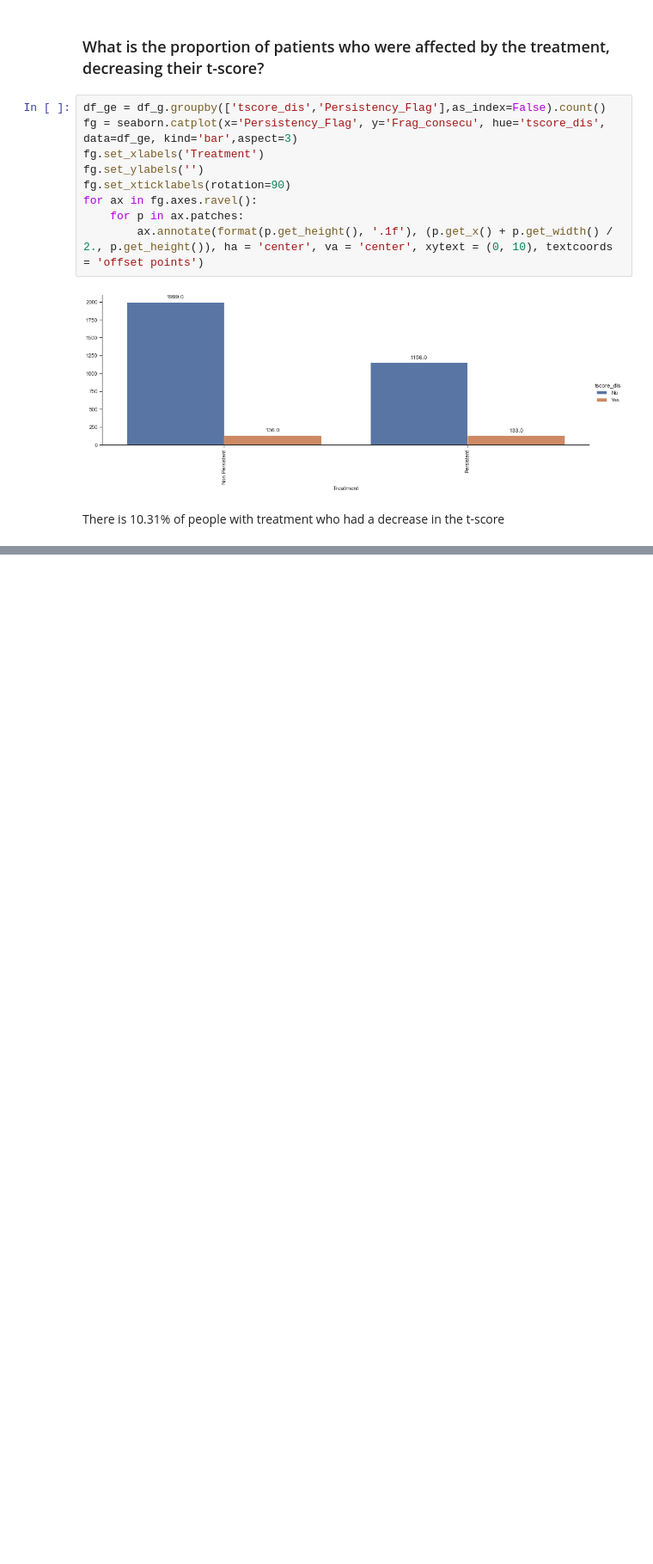
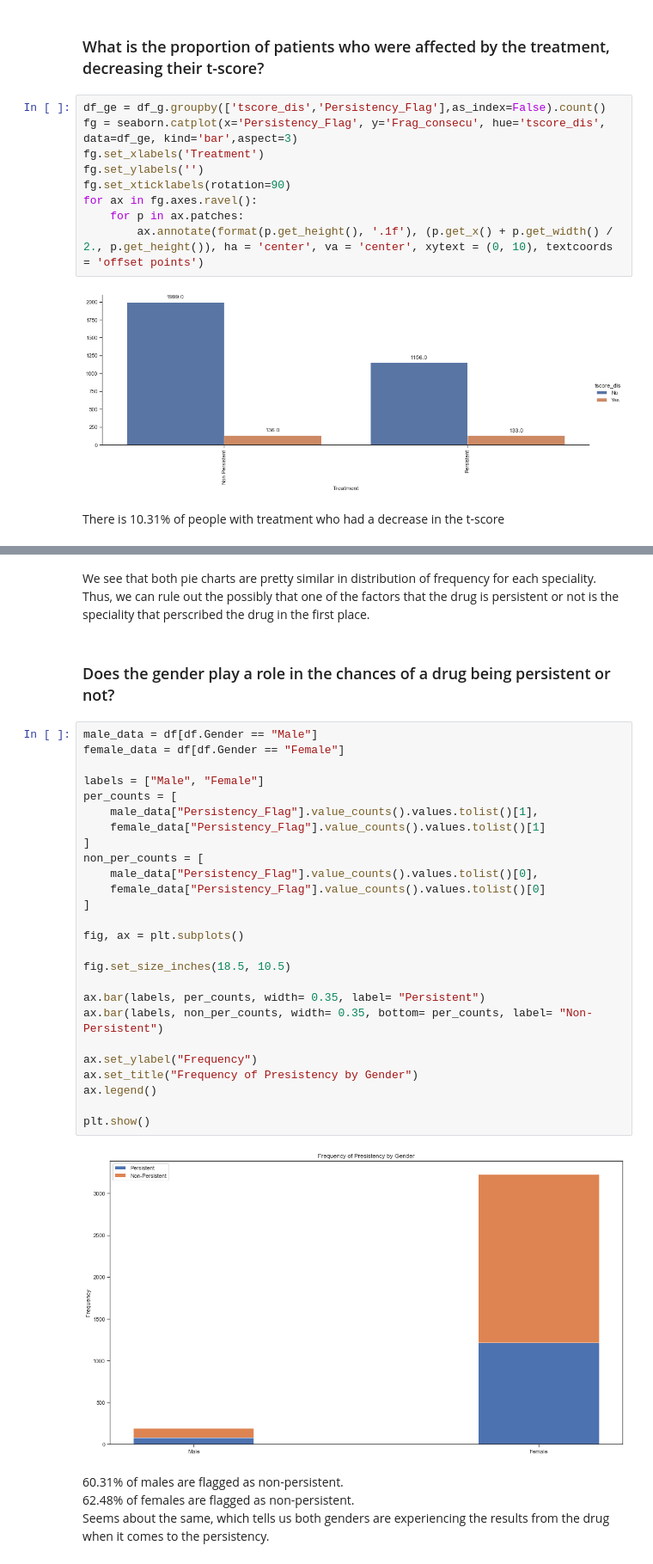
Before and after one commit to jaycee-ds/Drug_Persistency_ABC_Pharma, a Jupyter notebook: week 10/EDA.ipynb, the cells around one changed output, grey strips where cells are left out. Shown: that part at 86% size. Drawn from its saved outputs; the diff is of its cells as text; blank space fills up the shorter version.

```diff
--- a/week 10/EDA.ipynb
+++ b/week 10/EDA.ipynb
@@ -256,0 +305,36 @@ There is 10.31% of people with treatment who had a decrease in the t-score
+# %% [markdown]
+We see that both pie charts are pretty similar in distribution of frequency for each speciality. Thus, we can rule out the possibly that one of the factors that the drug is persistent or not is the speciality that perscribed the drug in the first place.
+# %% [markdown]
+### Does the gender play a role in the chances of a drug being persistent or not?
+# %%
+male_data = df[df.Gender == "Male"]
+female_data = df[df.Gender == "Female"]
+
+labels = ["Male", "Female"]
+per_counts = [
+    male_data["Persistency_Flag"].value_counts().values.tolist()[1],
+    female_data["Persistency_Flag"].value_counts().values.tolist()[1]
+]
+non_per_counts = [
+    male_data["Persistency_Flag"].value_counts().values.tolist()[0],
+    female_data["Persistency_Flag"].value_counts().values.tolist()[0]
+]
+
+fig, ax = plt.subplots()
+
+fig.set_size_inches(18.5, 10.5)
+
+ax.bar(labels, per_counts, width= 0.35, label= "Persistent")
+ax.bar(labels, non_per_counts, width= 0.35, bottom= per_counts, label= "Non-Persistent")
+
+ax.set_ylabel("Frequency")
+ax.set_title("Frequency of Presistency by Gender")
+ax.legend()
+
+plt.show()
+# %% [output]
+[figure, added]
+# %% [markdown]
+60.31% of males are flagged as non-persistent. <br />
+62.48% of females are flagged as non-persistent. <br />
+Seems about the same, which tells us both genders are experiencing the results from the drug when it comes to the persistency.
```
Also changed, not shown: parts of 11 cells of this notebook.
